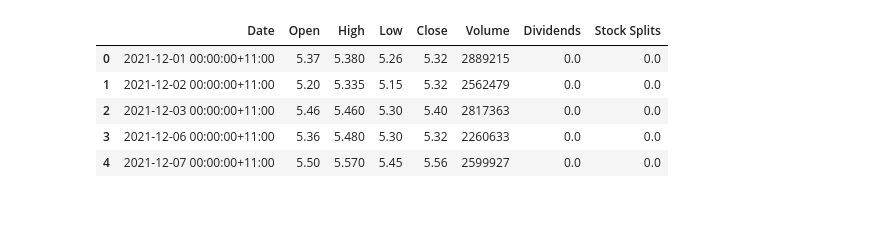
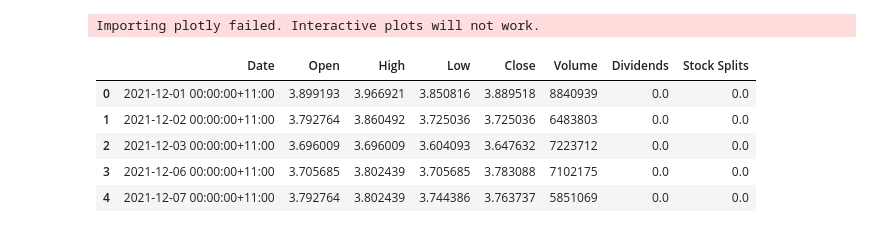
Before and after one commit to jtpotato/stock-prediction, a Jupyter notebook: src/predict-test.ipynb, the cells around one changed output. Saved outputs shown, nothing was run; the diff lists cells and outputs as text; code cells hidden in the pictures.

```diff
--- a/src/predict-test.ipynb
+++ b/src/predict-test.ipynb
@@ -1,16 +1,17 @@
 # %%
 import pandas as pd
 from prophet import Prophet
 
-df = pd.read_csv('../data/tickers/WEB.AX.csv')
+df = pd.read_csv('../data/tickers/EVN.AX.csv')
 df.head()
 # %% [output]
+Importing plotly failed. Interactive plots will not work.
 |  | Date | Open | High | Low | Close | Volume | Dividends | Stock Splits |
-| 0 | 2021-12-01 00:00:00+11:00 | 5.37 | 5.380 | 5.26 | 5.32 | 2889215 | 0.0 | 0.0 |
-| 1 | 2021-12-02 00:00:00+11:00 | 5.20 | 5.335 | 5.15 | 5.32 | 2562479 | 0.0 | 0.0 |
-| 2 | 2021-12-03 00:00:00+11:00 | 5.46 | 5.460 | 5.30 | 5.40 | 2817363 | 0.0 | 0.0 |
-| 3 | 2021-12-06 00:00:00+11:00 | 5.36 | 5.480 | 5.30 | 5.32 | 2260633 | 0.0 | 0.0 |
-| 4 | 2021-12-07 00:00:00+11:00 | 5.50 | 5.570 | 5.45 | 5.56 | 2599927 | 0.0 | 0.0 |
+| 0 | 2021-12-01 00:00:00+11:00 | 3.899193 | 3.966921 | 3.850816 | 3.889518 | 8840939 | 0.0 | 0.0 |
+| 1 | 2021-12-02 00:00:00+11:00 | 3.792764 | 3.860492 | 3.725036 | 3.725036 | 6483803 | 0.0 | 0.0 |
+| 2 | 2021-12-03 00:00:00+11:00 | 3.696009 | 3.696009 | 3.604093 | 3.647632 | 7223712 | 0.0 | 0.0 |
+| 3 | 2021-12-06 00:00:00+11:00 | 3.705685 | 3.802439 | 3.705685 | 3.783088 | 7102175 | 0.0 | 0.0 |
+| 4 | 2021-12-07 00:00:00+11:00 | 3.792764 | 3.802439 | 3.744386 | 3.763737 | 5851069 | 0.0 | 0.0 |
 # %%
 simple_df = pd.DataFrame()
 simple_df['ds'] = pd.to_datetime(df['Date'], utc=True).dt.tz_localize(None)
```
Also changed, not shown: parts of 4 cells of this notebook, 6 other files.
